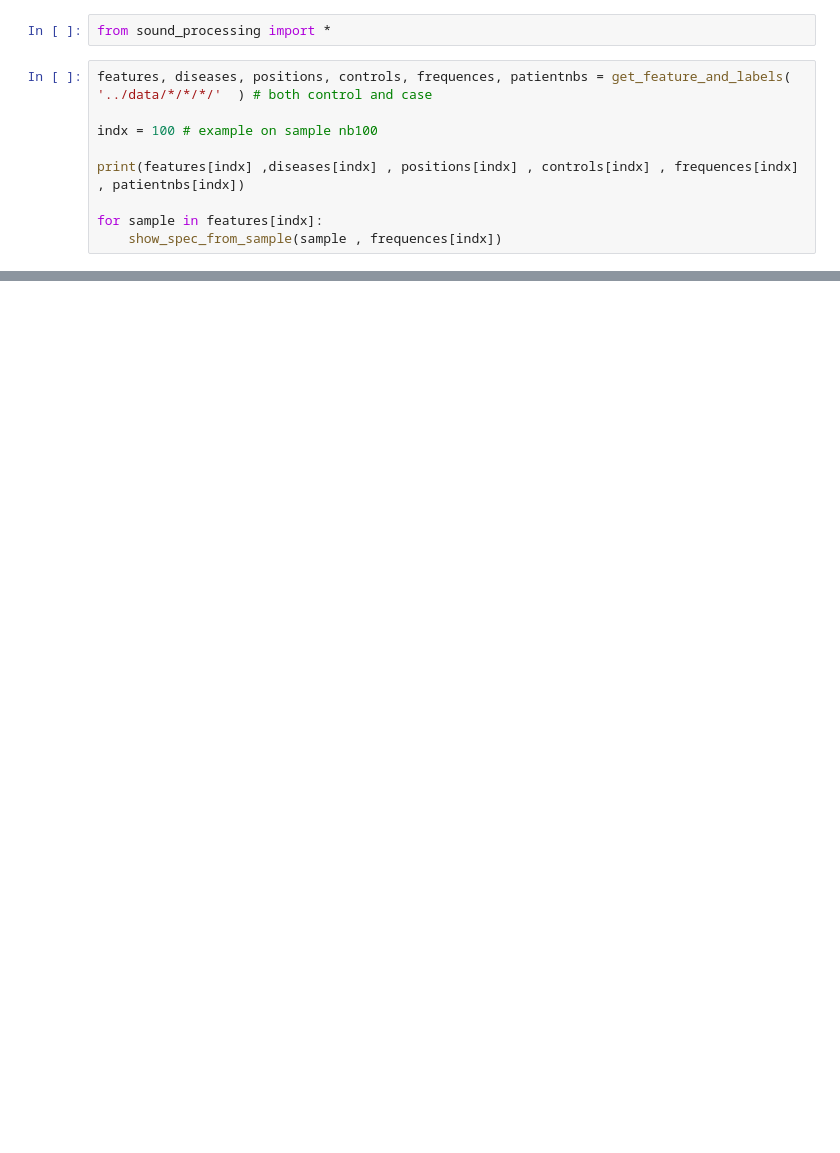
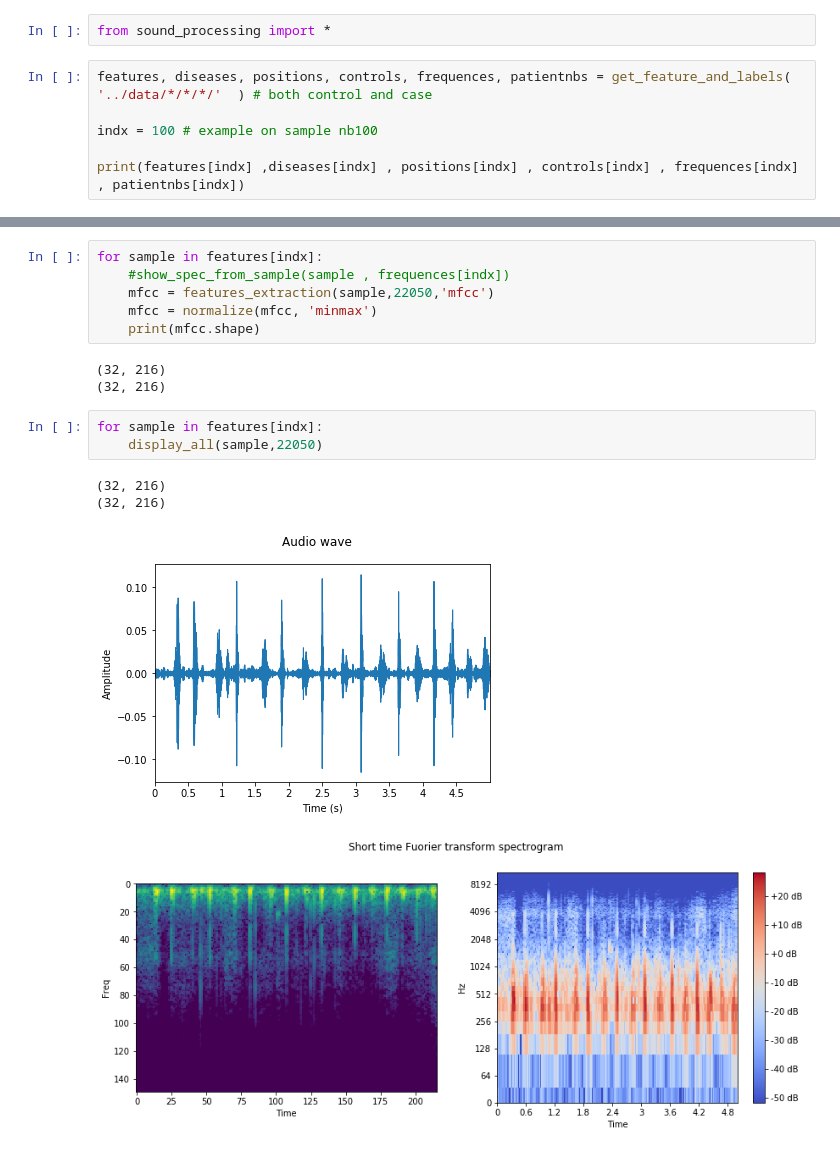
Before and after one commit to salimbeni1/PneumoNet, a Jupyter notebook: src/main.ipynb, the cells around one changed output, grey strips where cells are left out. Saved outputs shown, nothing was run; the diff lists cells and outputs as text; blank space fills up the shorter version.

Commit message:
preprocessing, visualization

```diff
--- a/src/main.ipynb
+++ b/src/main.ipynb
@@ -6,7 +6,4 @@ features, diseases, positions, controls, frequences, patientnbs = get_feature_an
 indx = 100 # example on sample nb100
 
 print(features[indx] ,diseases[indx] , positions[indx] , controls[indx] , frequences[indx] , patientnbs[indx])
-
-for sample in features[indx]:
-    show_spec_from_sample(sample , frequences[indx])
 # %% [output]
@@ -27,0 +14,17 @@ for sample in features[indx]:
+# %%
+for sample in features[indx]:
+    #show_spec_from_sample(sample , frequences[indx])
+    mfcc = features_extraction(sample,22050,'mfcc')
+    mfcc = normalize(mfcc, 'minmax')
+    print(mfcc.shape)
+# %% [output]
+(32, 216)
+(32, 216)
+# %%
+for sample in features[indx]:
+    display_all(sample,22050)
+# %% [output]
+(32, 216)
+(32, 216)
+[figure, added]
+[figure, added]
```
Also changed, not shown: parts of 2 cells of this notebook, 4 other files.
